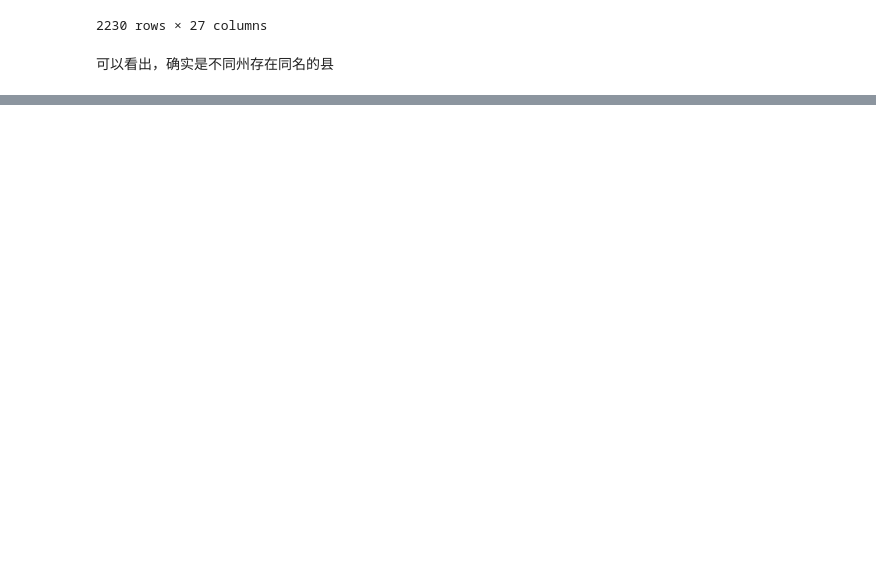
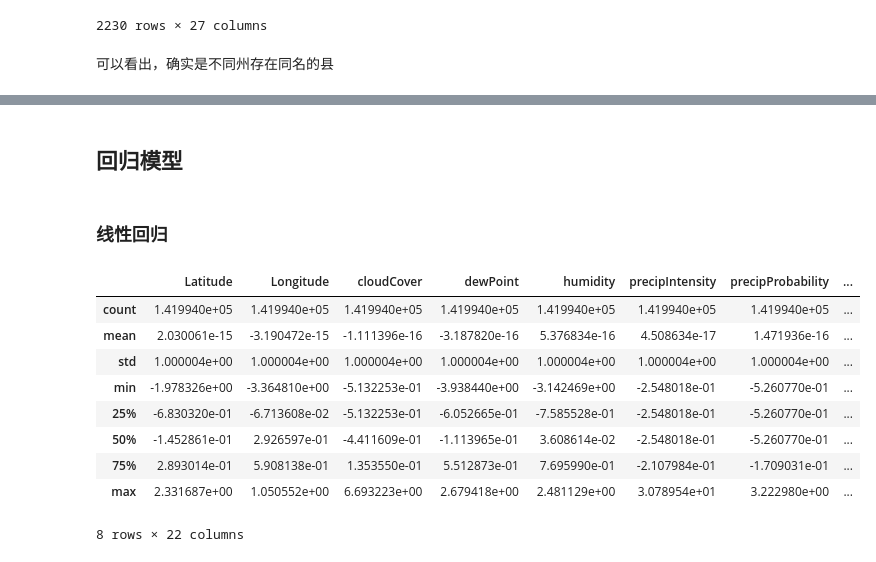
Before and after one commit to aoba98/bishe, a Jupyter notebook: 美国小麦.ipynb, the cells around one changed output, grey strips where cells are left out. Saved outputs shown, nothing was run; the diff lists cells and outputs as text; code cells hidden in the pictures; blank space fills up the shorter version.

```diff
--- a/美国小麦.ipynb
+++ b/美国小麦.ipynb
@@ -381,0 +535,4 @@ wheat13[wheat13.CountyName=='Blaine']
+# %%
+# read data
+df_2013 = pd.read_pickle('./data/df_2013_clean.df')
+df_2014 = pd.read_pickle('./data/df_2014_clean.df')
@@ -381,0 +583,7 @@ wheat13[wheat13.CountyName=='Blaine']
+# %%
+drop_vec = ['CountyName', 'State', 'Date', 'Location']
+for drop_col in drop_vec:
+    if drop_col in df_2013.columns:
+        df_2013.drop(drop_col, axis=1, inplace=True)
+    if drop_col in df_2014.columns:
+        df_2014.drop(drop_col, axis=1, inplace=True)
@@ -381,0 +606,5 @@ wheat13[wheat13.CountyName=='Blaine']
+# %%
+from sklearn.model_selection import train_test_split
+y = df_2013['Yield']
+X = df_2013.drop('Yield', axis=1)
+X_train, X_test, y_train, y_test = train_test_split(X, y, test_size=0.2, random_state=42)
@@ -381,0 +613,23 @@ wheat13[wheat13.CountyName=='Blaine']
+# %%
+from sklearn import preprocessing
+columns_to_scale = ['Latitude',
+    'Longitude',
+    'cloudCover',
+    'dewPoint',
+    'humidity',
+    'precipIntensity',
+    'precipProbability',
+    'precipAccumulation',
+#     'precipTypeIsRain,
+#     'precipTypeIsSnow,
+    'pressure',
+    'temperatureMax',
+    'temperatureMin',
+    'visibility',
+    'windBearing',
+    'windSpeed',
+    'NDVI',
+    'DayInSeason',]
+
+std_scaler = preprocessing.StandardScaler().fit(X_train[columns_to_scale])
+X_train[columns_to_scale] = std_scaler.transform(X_train[columns_to_scale])
@@ -381,0 +659,2 @@ wheat13[wheat13.CountyName=='Blaine']
+# %% [markdown]
+## 回归模型
@@ -381,0 +677,15 @@ wheat13[wheat13.CountyName=='Blaine']
+# %% [markdown]
+### 线性回归
+# %%
+X_train.describe()
+# %% [output]
+|  | Latitude | Longitude | cloudCover | dewPoint | humidity | precipIntensity | precipProbability | ... |
+| count | 1.419940e+05 | 1.419940e+05 | 1.419940e+05 | 1.419940e+05 | 1.419940e+05 | 1.419940e+05 | 1.419940e+05 | ... |
+| mean | 2.030061e-15 | -3.190472e-15 | -1.111396e-16 | -3.187820e-16 | 5.376834e-16 | 4.508634e-17 | 1.471936e-16 | ... |
+| std | 1.000004e+00 | 1.000004e+00 | 1.000004e+00 | 1.000004e+00 | 1.000004e+00 | 1.000004e+00 | 1.000004e+00 | ... |
+| min | -1.978326e+00 | -3.364810e+00 | -5.132253e-01 | -3.938440e+00 | -3.142469e+00 | -2.548018e-01 | -5.260770e-01 | ... |
+| 25% | -6.830320e-01 | -6.713608e-02 | -5.132253e-01 | -6.052665e-01 | -7.585528e-01 | -2.548018e-01 | -5.260770e-01 | ... |
+| 50% | -1.452861e-01 | 2.926597e-01 | -4.411609e-01 | -1.113965e-01 | 3.608614e-02 | -2.548018e-01 | -5.260770e-01 | ... |
+| 75% | 2.893014e-01 | 5.908138e-01 | 1.353550e-01 | 5.512873e-01 | 7.695990e-01 | -2.107984e-01 | -1.709031e-01 | ... |
+| max | 2.331687e+00 | 1.050552e+00 | 6.693223e+00 | 2.679418e+00 | 2.481129e+00 | 3.078954e+01 | 3.222980e+00 | ... |
+8 rows × 22 columns
```
Also changed, not shown: parts of 39 cells of this notebook, 3 other files.
